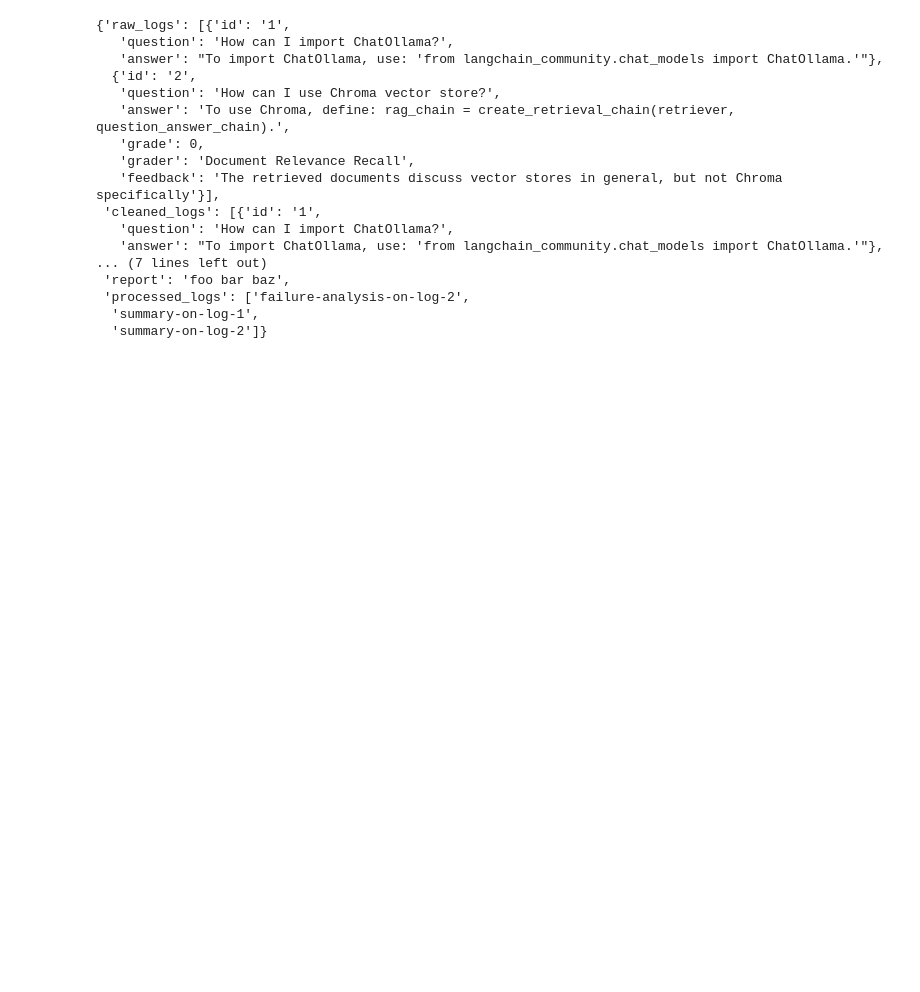
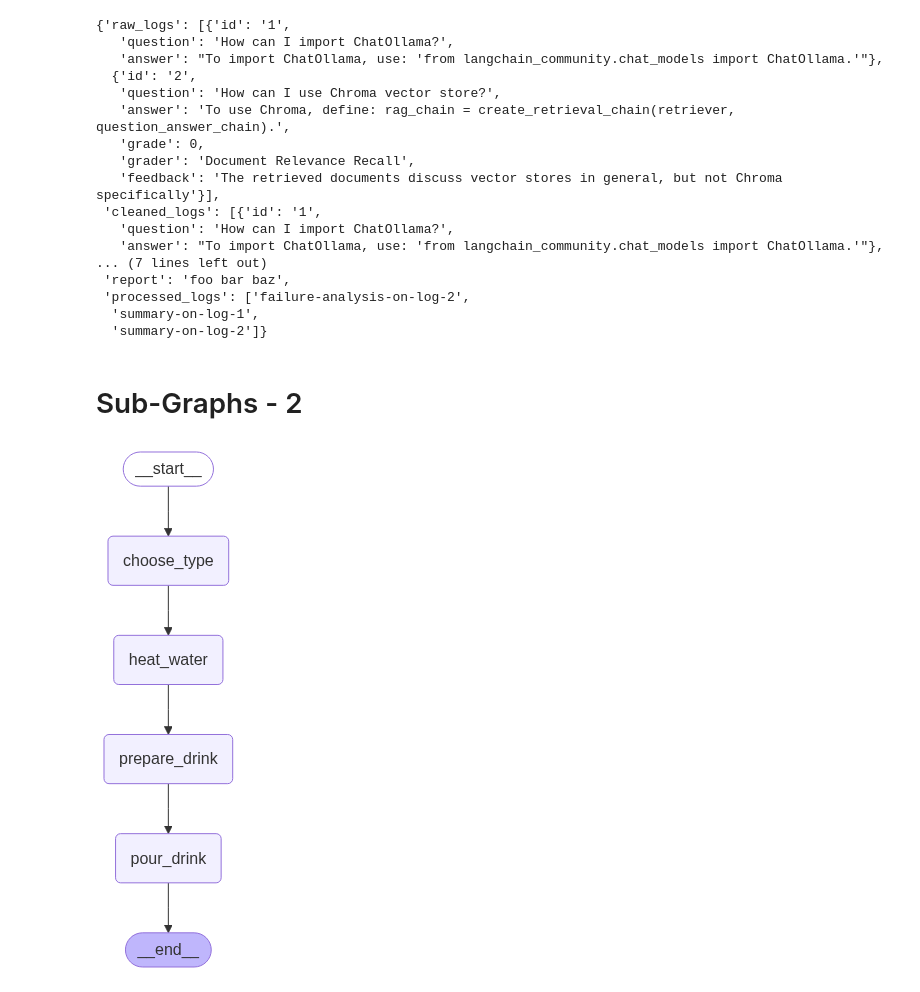
Before and after one commit to Raahul-G/AI-Agent-Langchain, a Jupyter notebook: Module_4.ipynb, the cells around one changed output. Cells and saved outputs as stored; diff of their text form; code cells hidden in the pictures; blank space fills up the shorter version.

Commit message:
M4-Sub-Graph-2-Commit

```diff
--- a/Module_4.ipynb
+++ b/Module_4.ipynb
@@ -531,3 +532,49 @@ graph.invoke({"raw_logs": raw_logs})
  'processed_logs': ['failure-analysis-on-log-2',
   'summary-on-log-1',
   'summary-on-log-2']}
+# %% [markdown]
+# Sub-Graphs - 2
+# %%
+from operator import add
+from typing_extensions import TypedDict
+from typing import List, Optional, Annotated
+
+# SG-HOT
+class HotDrinkState(TypedDict):
+    drink_red: str
+    HotDrink_Steps: List[str]
+
+def hot_step_1_choose(state: HotDrinkState) -> dict:
+    print("  [Hot SG] Node: Choosing type...")
+    # Get the current list of steps, add the new step, return the updated list
+    return {"HotDrink_Steps": state.get("HotDrink_Steps", []) + ["1. Choose the type of hot drink (coffee, tea, etc.)"]}
+
+def hot_step_2_heat(state: HotDrinkState) -> dict:
+    print("  [Hot SG] Node: Heating water...")
+    return {"HotDrink_Steps": state.get("HotDrink_Steps", []) + ["2. Heat water."]}
+
+def hot_step_3_prepare(state: HotDrinkState) -> dict:
+    print("  [Hot SG] Node: Preparing drink...")
+    return {"HotDrink_Steps": state.get("HotDrink_Steps", []) + ["3. Prepare the drink (add coffee/tea, sugar, milk)."]}
+
+def hot_step_4_pour(state: HotDrinkState) -> dict:
+    print("  [Hot SG] Node: Pouring...")
+    return {"HotDrink_Steps": state.get("HotDrink_Steps", []) + ["4. Pour into a mug."]}
+
+hot_builder = StateGraph(HotDrinkState)
+
+hot_builder.add_node("choose_type", hot_step_1_choose)
+hot_builder.add_node("heat_water", hot_step_2_heat)
+hot_builder.add_node("prepare_drink", hot_step_3_prepare)
+hot_builder.add_node("pour_drink", hot_step_4_pour)
+
+hot_builder.add_edge(START, "choose_type")
+hot_builder.add_edge("choose_type", "heat_water")
+hot_builder.add_edge("heat_water", "prepare_drink")
+hot_builder.add_edge("prepare_drink", "pour_drink")
+hot_builder.add_edge("pour_drink", END)
+
+compiled_hot_graph  = hot_builder.compile()
+display(Image(compiled_hot_graph.get_graph().draw_mermaid_png()))
+# %% [output]
+[figure, added]
```
Also changed, not shown: parts of 11 cells of this notebook.
